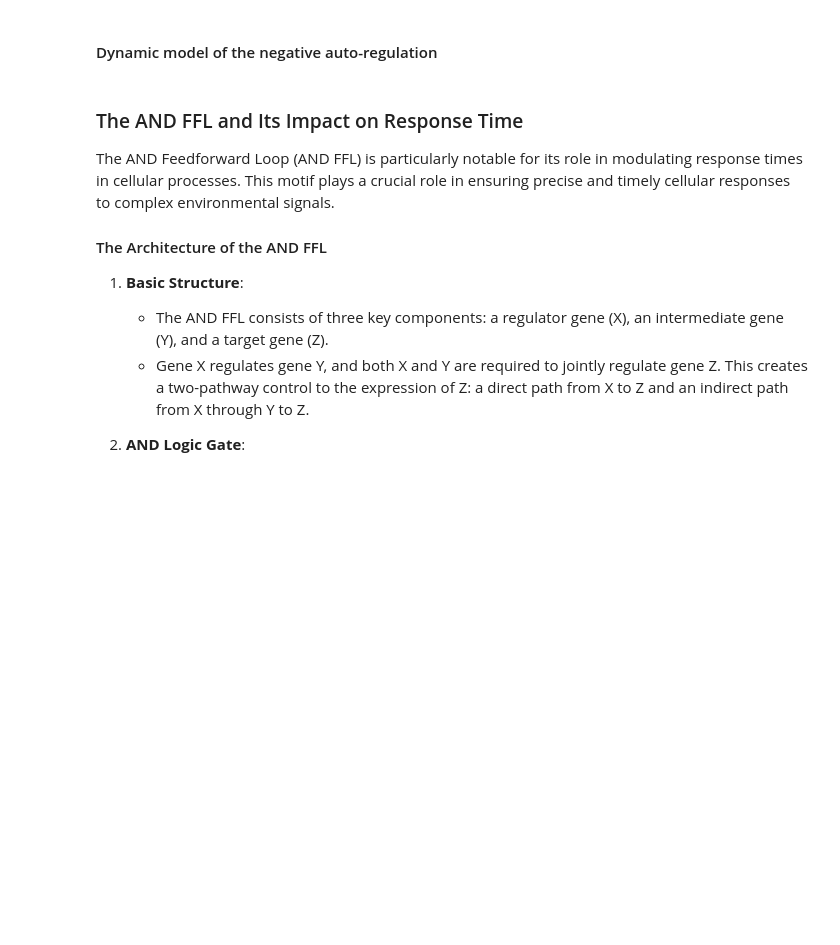
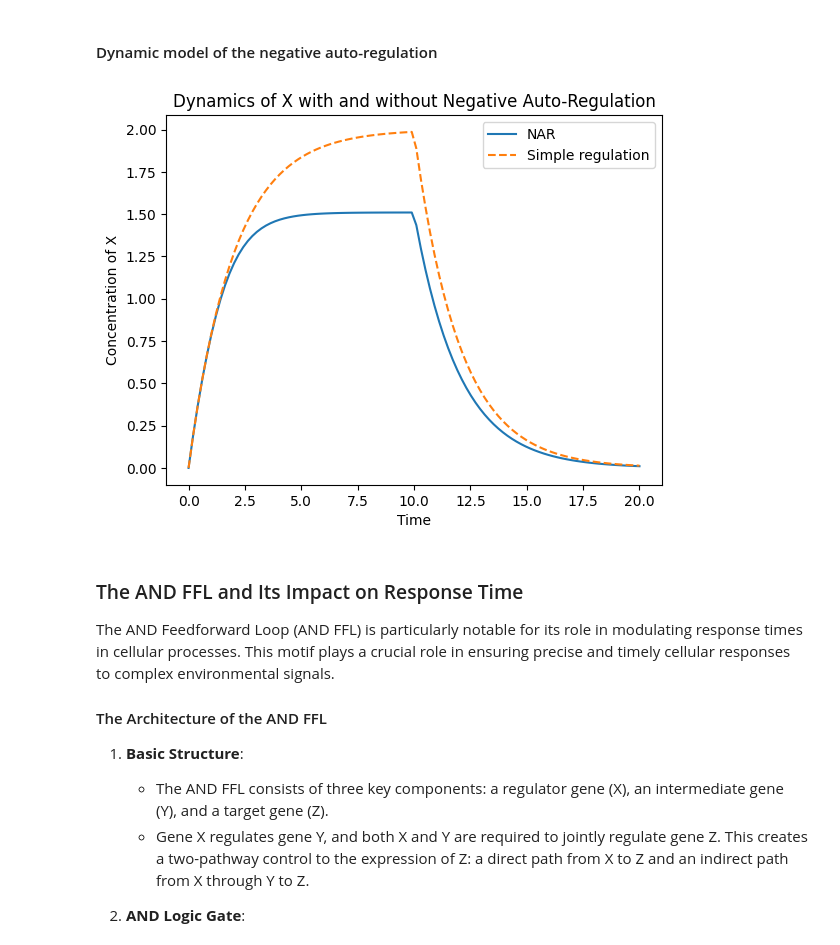
Before and after one commit to amoyag/Biofisica, a Jupyter notebook: session2_circuit_dynamics.ipynb, the cells around one changed output. Drawn from its saved outputs; the diff is of its cells as text; code cells hidden in the pictures; blank space fills up the shorter version.

```diff
--- a/session2_circuit_dynamics.ipynb
+++ b/session2_circuit_dynamics.ipynb
@@ -127,41 +127,43 @@ def model_auto_regulated(X, t, alpha, beta_reg, K, n):
     return dXdt
 
 
-# Define the differential equation for simple decay (without auto-regulation)
+# Define the differential equation for simple regulation
 def model_simple(X, t, alpha, beta):
     if t >= 10:
         dXdt = -alpha * X
     else:
         dXdt = beta - alpha * X
     return dXdt
 
 # Parameters
 # alpha = 0.5    # Decay rate
 # beta = 1       # Production rate
 # beta_reg = 20       # Production rate of the auto-regulated promotor
 # #gamma = 0.4    # Auto-regulation strength
 # K = 2        # Hill constant
 # n = 4        # Hill coefficient
 
 # Initial condition
 X_0 = 0.0
 
 # Time points (0 to 20, with 100 points in between)
 t = np.linspace(0, 20, 100)
 
 # Integrate the ODEs
 #X_auto_regulated = odeint(model_auto_regulated, X_0, t, args=(alpha, beta, gamma))
 X_auto_regulated = odeint(model_auto_regulated, X_0, t, args=(alpha, beta_reg, K, n))
 X_simple = odeint(model_simple, X_0, t, args=(alpha, beta))
 
 # Plot results
-plt.plot(t, X_auto_regulated, label='Auto-Regulated')
-plt.plot(t, X_simple, label='Simple Decay', linestyle='--')
+plt.plot(t, X_auto_regulated, label='NAR')
+plt.plot(t, X_simple, label='Simple regulation', linestyle='--')
 plt.xlabel('Time')
 plt.ylabel('Concentration of X')
-plt.title('Dynamics of X with and without Auto-Regulation')
+plt.title('Dynamics of X with and without Negative Auto-Regulation')
 plt.legend()
 plt.show()
+# %% [output]
+[figure, added]
 # %% [markdown]
 ### The AND FFL and Its Impact on Response Time
 
```
Also changed, not shown: parts of 2 cells of this notebook.
